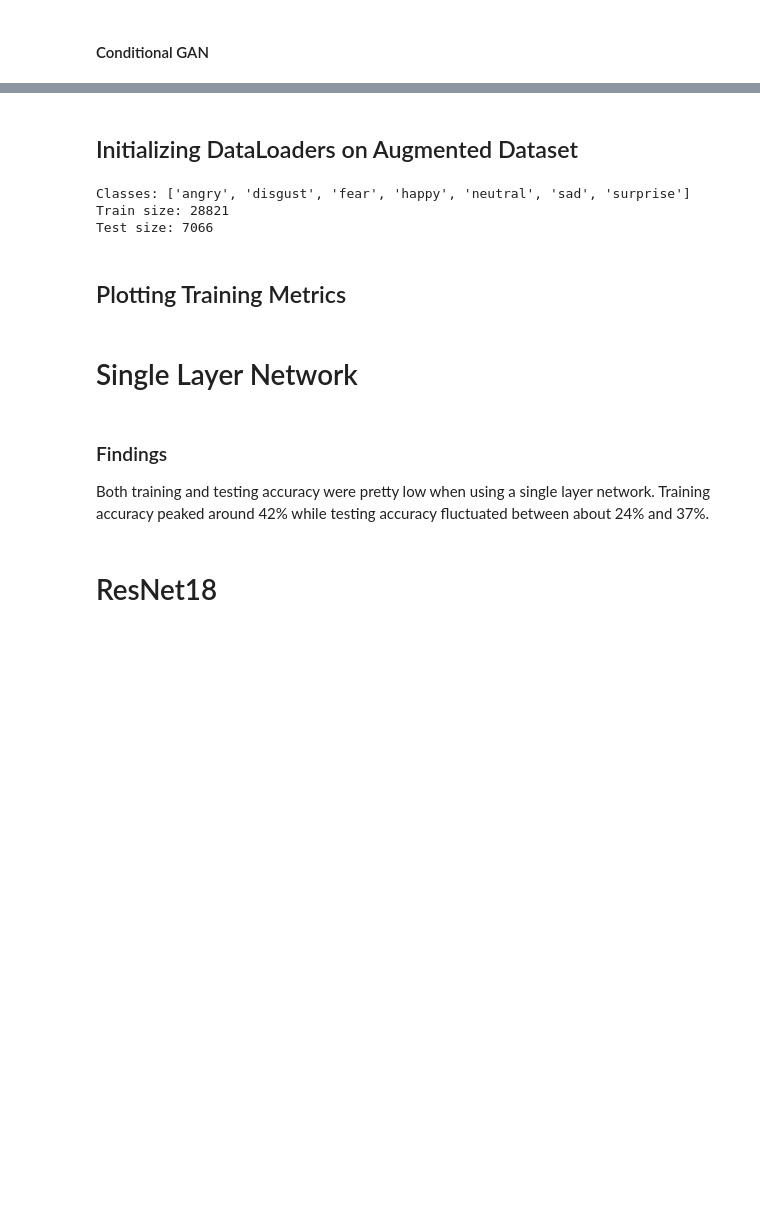
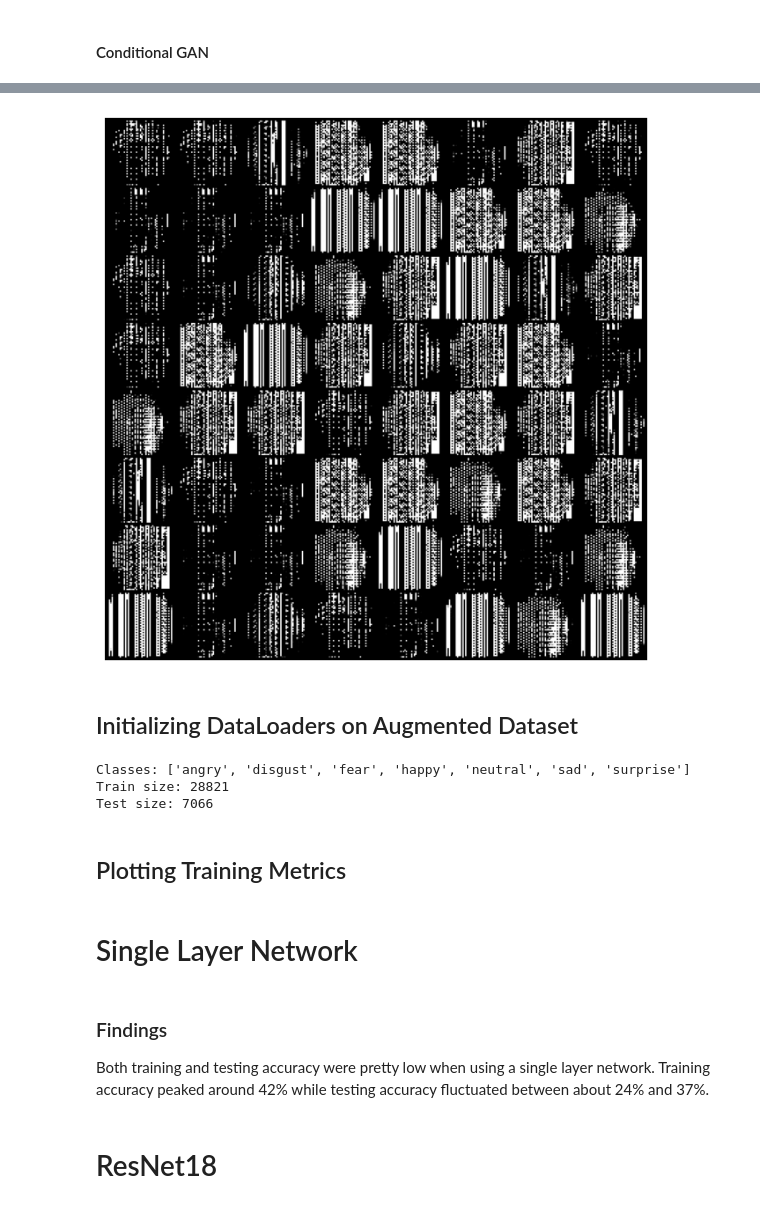
Before and after one commit to manavgurnani21/ECS174_Emotion_Detector, a Jupyter notebook: Final_Project_ADM_GAN.ipynb, the cells around one changed output, grey strips where cells are left out. Drawn from its saved outputs; the diff is of its cells as text; code cells hidden in the pictures; blank space fills up the shorter version.

```diff
--- a/Final_Project_ADM_GAN.ipynb
+++ b/Final_Project_ADM_GAN.ipynb
@@ -288,7 +307,7 @@ num_classes = 7
 lr_g = 2e-4
 lr_d = 2e-4
 beta1 = 0.5
-num_gan_epochs = 30
+num_gan_epochs = 100
 batch_size = 64
 
 # ---------------------
@@ -491,3 +510,4 @@ train_cgan(train_loader)
 # synthetic_dataset = generate_synthetic_data(netG, len(train_dataset))
 # augmented_dataset = ConcatDataset([train_dataset, synthetic_dataset])
 # augmented_loader = DataLoader(augmented_dataset, batch_size=batch_size, shuffle=True)
+# %% [output]
@@ -494,3 +531,4 @@ train_cgan(train_loader)
+[figure, added]
 # %% [markdown]
 ## Initializing DataLoaders on Augmented Dataset
 # %%
```
Also changed, not shown: parts of 2 cells of this notebook, 2 other files.
